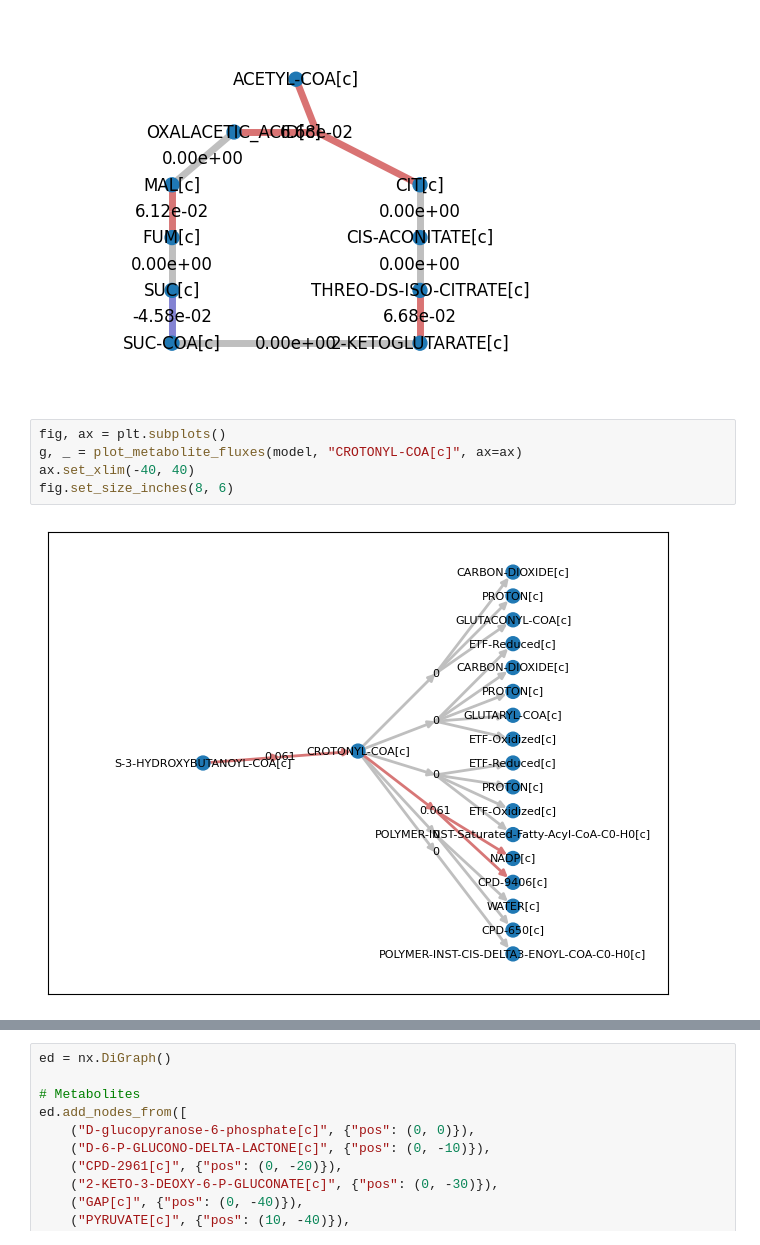
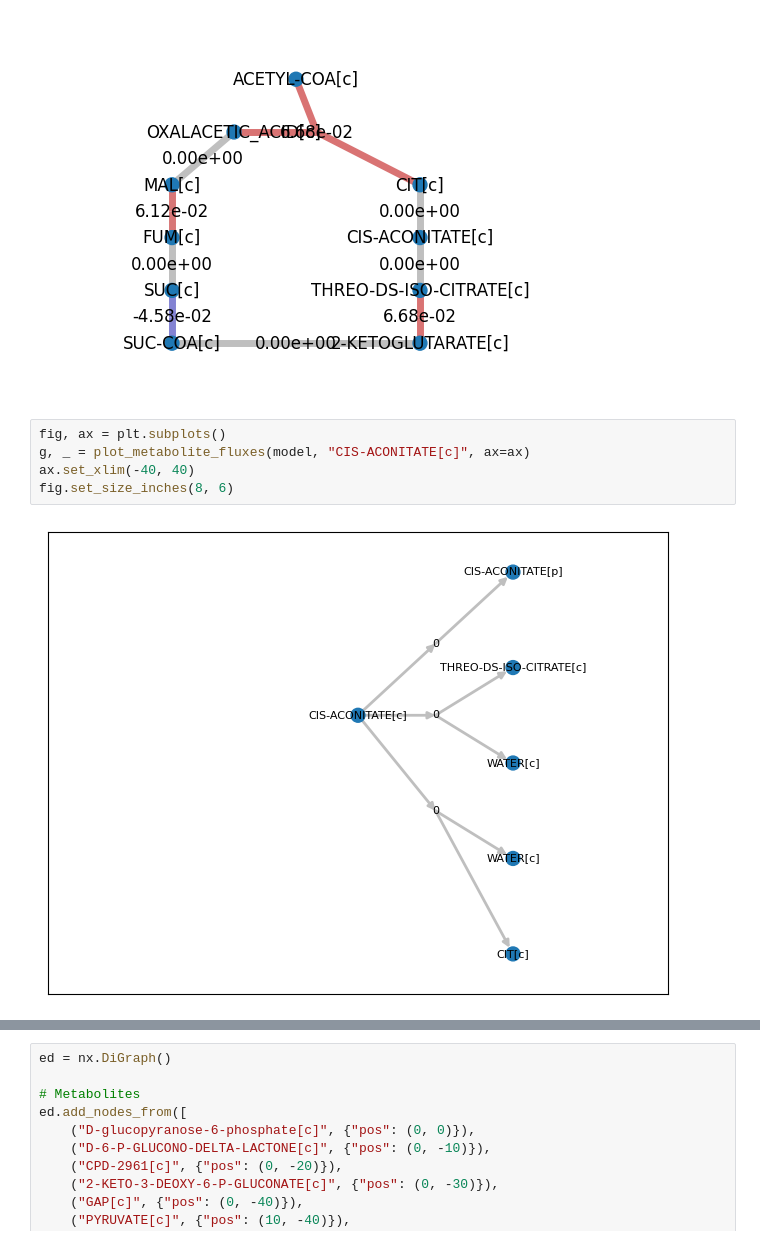
Before and after one commit to C-CoMP-STC/rpom-fba, a Jupyter notebook: notebooks/diagnostics.ipynb, the cells around one changed output, grey strips where cells are left out. Saved outputs shown, nothing was run; the diff lists cells and outputs as text.

```diff
--- a/notebooks/diagnostics.ipynb
+++ b/notebooks/diagnostics.ipynb
@@ -223,8 +226,8 @@ ax.set_ylim([-50, 20])
 [figure]
 # %%
 fig, ax = plt.subplots()
-g, _ = plot_metabolite_fluxes(model, "CROTONYL-COA[c]", ax=ax)
+g, _ = plot_metabolite_fluxes(model, "CIS-ACONITATE[c]", ax=ax)
 ax.set_xlim(-40, 40)
 fig.set_size_inches(8, 6)
 # %% [output]
-[figure, old version]
+[figure, new version]
```
Also changed, not shown: parts of 23 cells of this notebook, 1 other file.
